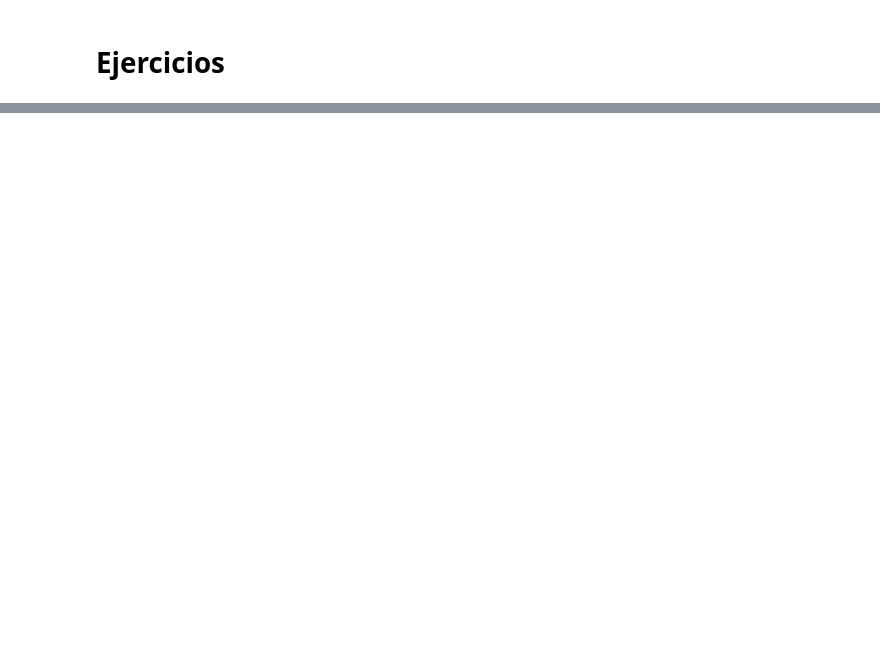
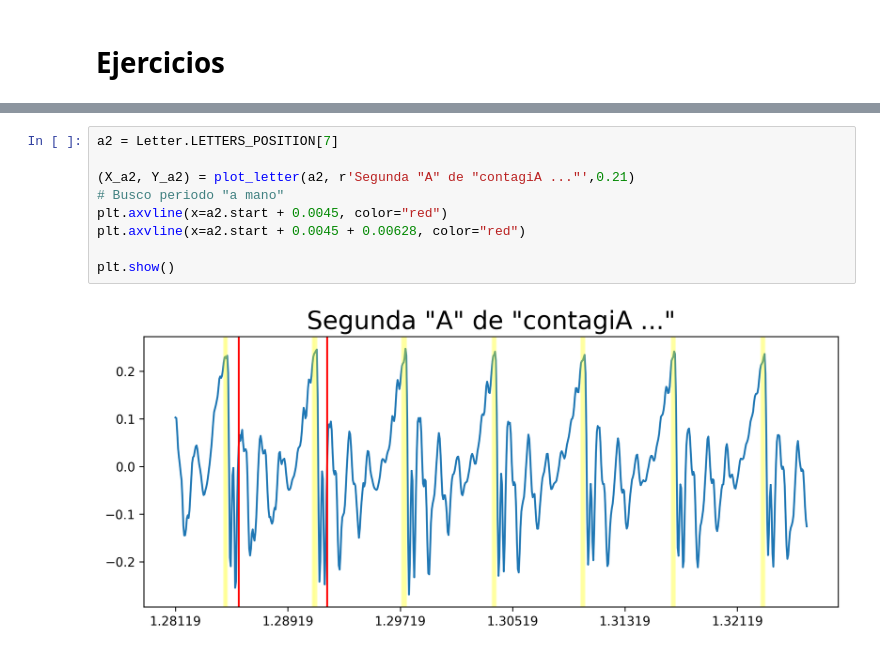
Before and after one commit to tbert12/6674-signals-systems, a Jupyter notebook: tp/ejercicios.ipynb, the cells around one changed output, grey strips where cells are left out. Drawn from its saved outputs; the diff is of its cells as text; blank space fills up the shorter version.

```diff
--- a/tp/ejercicios.ipynb
+++ b/tp/ejercicios.ipynb
@@ -40,0 +101,11 @@ Hacer DFT del segmentos y de ahi sacar los coeficientes de Fourier
+# %%
+a2 = Letter.LETTERS_POSITION[7]
+
+(X_a2, Y_a2) = plot_letter(a2, r'Segunda "A" de "contagiA ..."',0.21)
+# Busco periodo "a mano"
+plt.axvline(x=a2.start + 0.0045, color="red")
+plt.axvline(x=a2.start + 0.0045 + 0.00628, color="red")
+
+plt.show()
+# %% [output]
+[figure, added]
```
Also changed, not shown: parts of 29 cells of this notebook, 6 other files.
